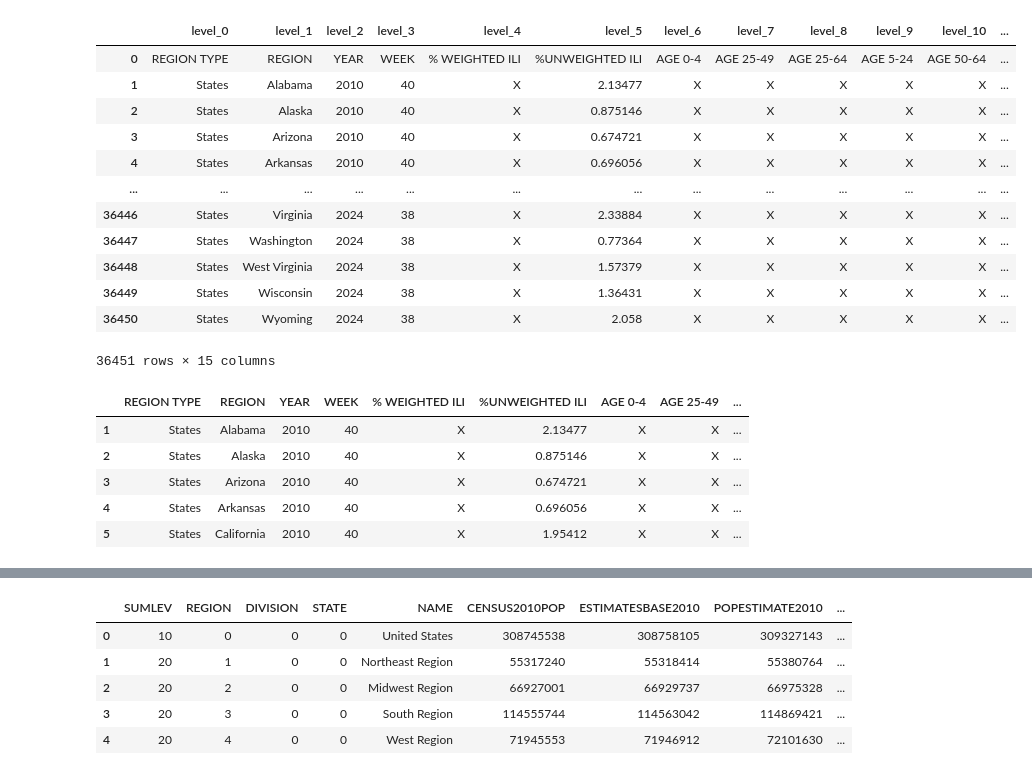
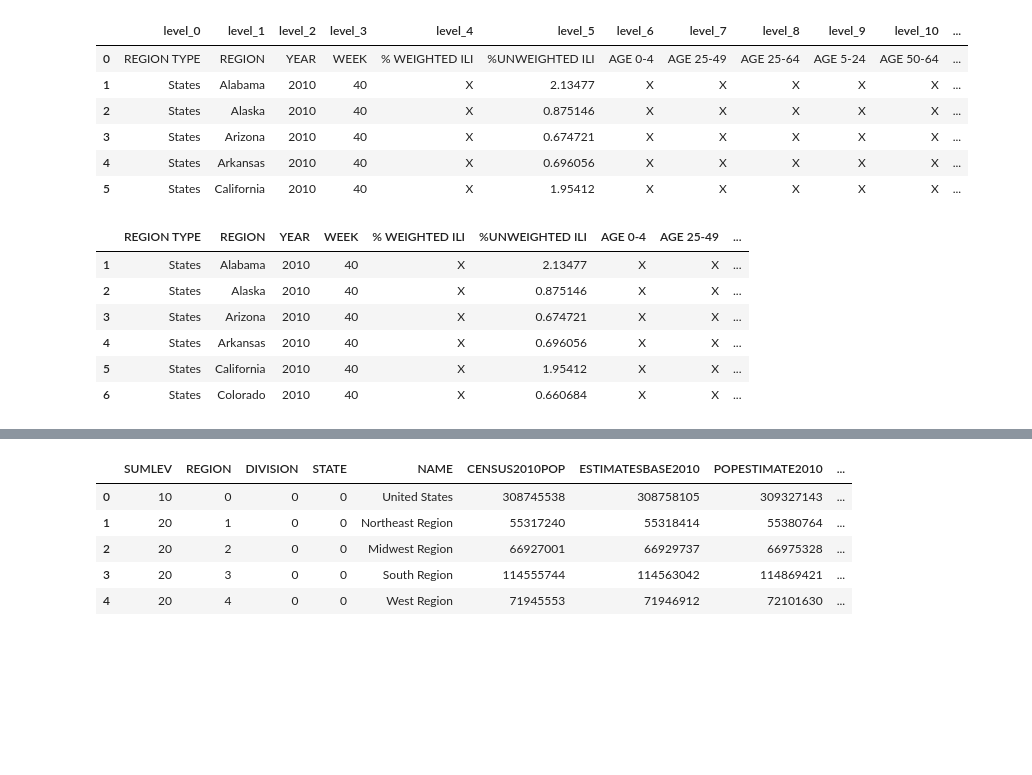
Before and after one commit to JimCarson1/Project_2, a Jupyter notebook: exploring_flu.ipynb, the cells around one changed output, grey strips where cells are left out. Saved outputs shown, nothing was run; the diff lists cells and outputs as text; code cells hidden in the pictures; blank space fills up the shorter version.

```diff
--- a/exploring_flu.ipynb
+++ b/exploring_flu.ipynb
@@ -1,28 +1,22 @@
 # %%
 import pandas as pd
 # %%
-df = pd.read_csv("FluViewPhase2Data/ILINet.csv")
+df = pd.read_csv("flu_data/ILINet.csv")
 df.reset_index(inplace=True)
-df
+df.head(6)
 # %% [output]
 |  | level_0 | level_1 | level_2 | level_3 | level_4 | level_5 | level_6 | level_7 | level_8 | level_9 | level_10 | ... |
 | 0 | REGION TYPE | REGION | YEAR | WEEK | % WEIGHTED ILI | %UNWEIGHTED ILI | AGE 0-4 | AGE 25-49 | AGE 25-64 | AGE 5-24 | AGE 50-64 | ... |
 | 1 | States | Alabama | 2010 | 40 | X | 2.13477 | X | X | X | X | X | ... |
 | 2 | States | Alaska | 2010 | 40 | X | 0.875146 | X | X | X | X | X | ... |
 | 3 | States | Arizona | 2010 | 40 | X | 0.674721 | X | X | X | X | X | ... |
 | 4 | States | Arkansas | 2010 | 40 | X | 0.696056 | X | X | X | X | X | ... |
-| ... | ... | ... | ... | ... | ... | ... | ... | ... | ... | ... | ... | ... |
-| 36446 | States | Virginia | 2024 | 38 | X | 2.33884 | X | X | X | X | X | ... |
-| 36447 | States | Washington | 2024 | 38 | X | 0.77364 | X | X | X | X | X | ... |
-| 36448 | States | West Virginia | 2024 | 38 | X | 1.57379 | X | X | X | X | X | ... |
-| 36449 | States | Wisconsin | 2024 | 38 | X | 1.36431 | X | X | X | X | X | ... |
-| 36450 | States | Wyoming | 2024 | 38 | X | 2.058 | X | X | X | X | X | ... |
+| 5 | States | California | 2010 | 40 | X | 1.95412 | X | X | X | X | X | ... |
-36451 rows × 15 columns
 # %%
 df.columns = df.iloc[0]
 df = df.drop(0)
 df['WEEK'] = df['WEEK'].astype(int)
-df.head()
+df.head(6)
 # %% [output]
 |  | REGION TYPE | REGION | YEAR | WEEK | % WEIGHTED ILI | %UNWEIGHTED ILI | AGE 0-4 | AGE 25-49 | ... |
 | 1 | States | Alabama | 2010 | 40 | X | 2.13477 | X | X | ... |
@@ -30,6 +24,7 @@ df.head()
 | 3 | States | Arizona | 2010 | 40 | X | 0.674721 | X | X | ... |
 | 4 | States | Arkansas | 2010 | 40 | X | 0.696056 | X | X | ... |
 | 5 | States | California | 2010 | 40 | X | 1.95412 | X | X | ... |
+| 6 | States | Colorado | 2010 | 40 | X | 0.660684 | X | X | ... |
 # %%
 def week_to_quarter(week):
     if week <= 13:
```
Also changed, not shown: parts of 10 cells of this notebook.
